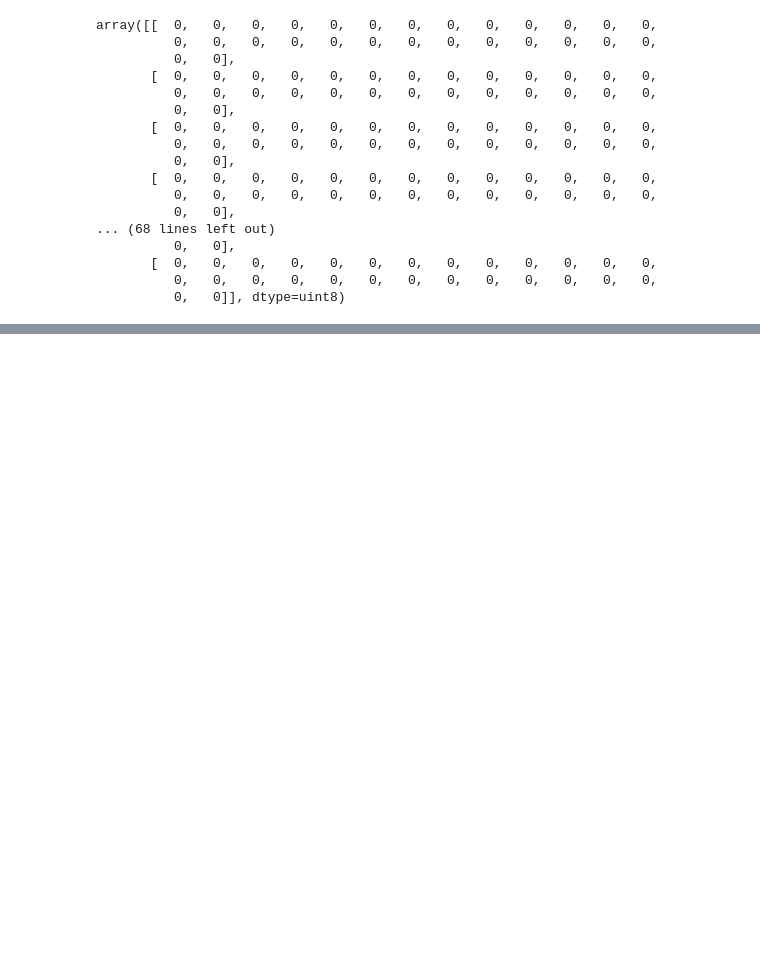
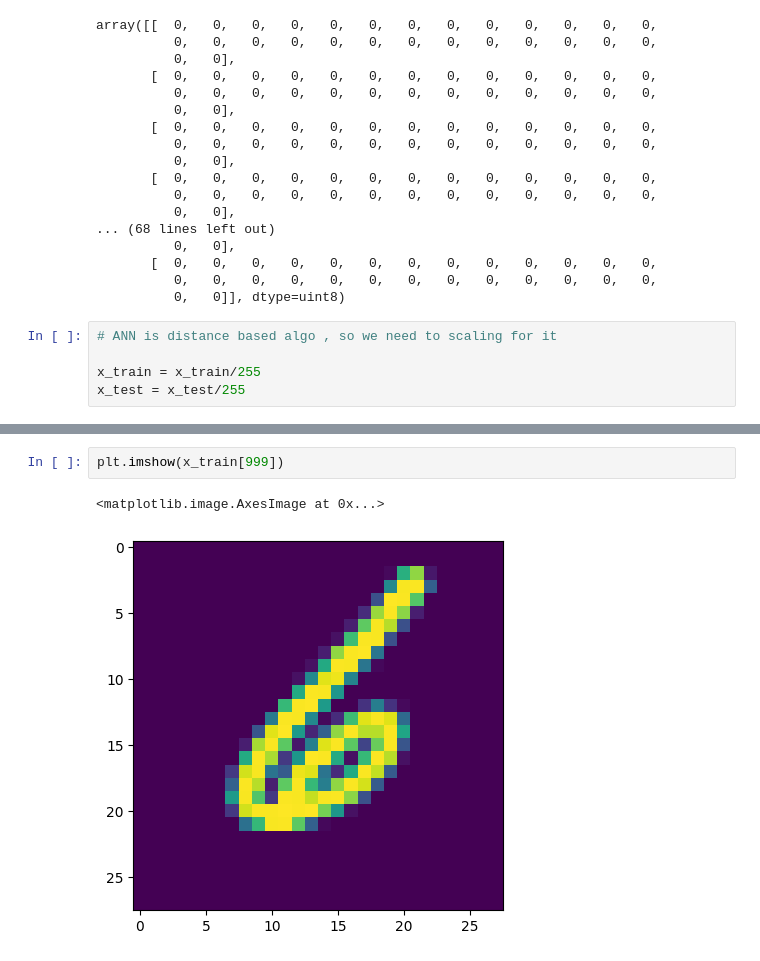
Before and after one commit to kapilsuara/Deep-Learning-, a Jupyter notebook: mnist-dataset.ipynb, the cells around one changed output, grey strips where cells are left out. Saved outputs shown, nothing was run; the diff lists cells and outputs as text; blank space fills up the shorter version.

```diff
--- a/mnist-dataset.ipynb
+++ b/mnist-dataset.ipynb
@@ -51,3 +55,8 @@ array([[  0,   0,   0,   0,   0,   0,   0,   0,   0,   0,   0,   0,   0,
        [  0,   0,   0,   0,   0,   0,   0,   0,   0,   0,   0,   0,   0,
           0,   0,   0,   0,   0,   0,   0,   0,   0,   0,   0,   0,   0,
           0,   0]], dtype=uint8)
+# %%
+# ANN is distance based algo , so we need to scaling for it
+
+x_train = x_train/255
+x_test = x_test/255
@@ -53,0 +83,5 @@ array([[  0,   0,   0,   0,   0,   0,   0,   0,   0,   0,   0,   0,   0,
+# %%
+plt.imshow(x_train[999])
+# %% [output]
+<matplotlib.image.AxesImage at 0x...>
+[figure, added]
```
Also changed, not shown: parts of 12 cells of this notebook.
